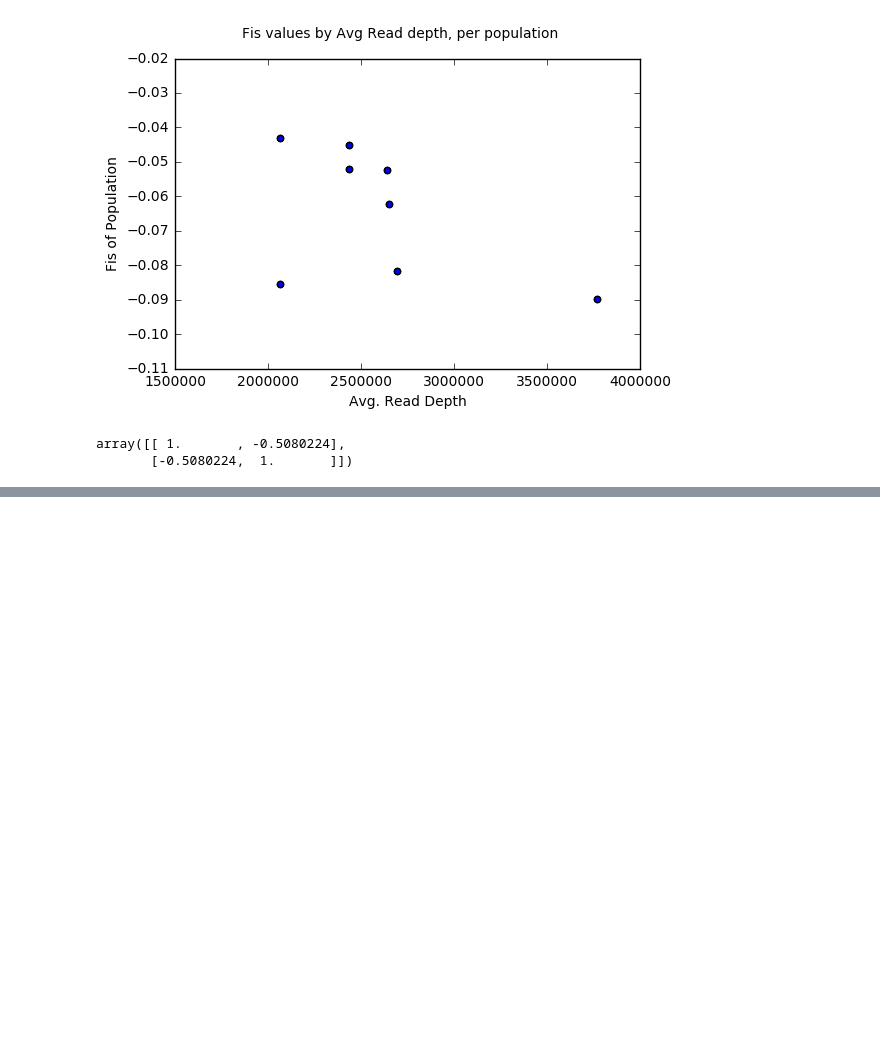
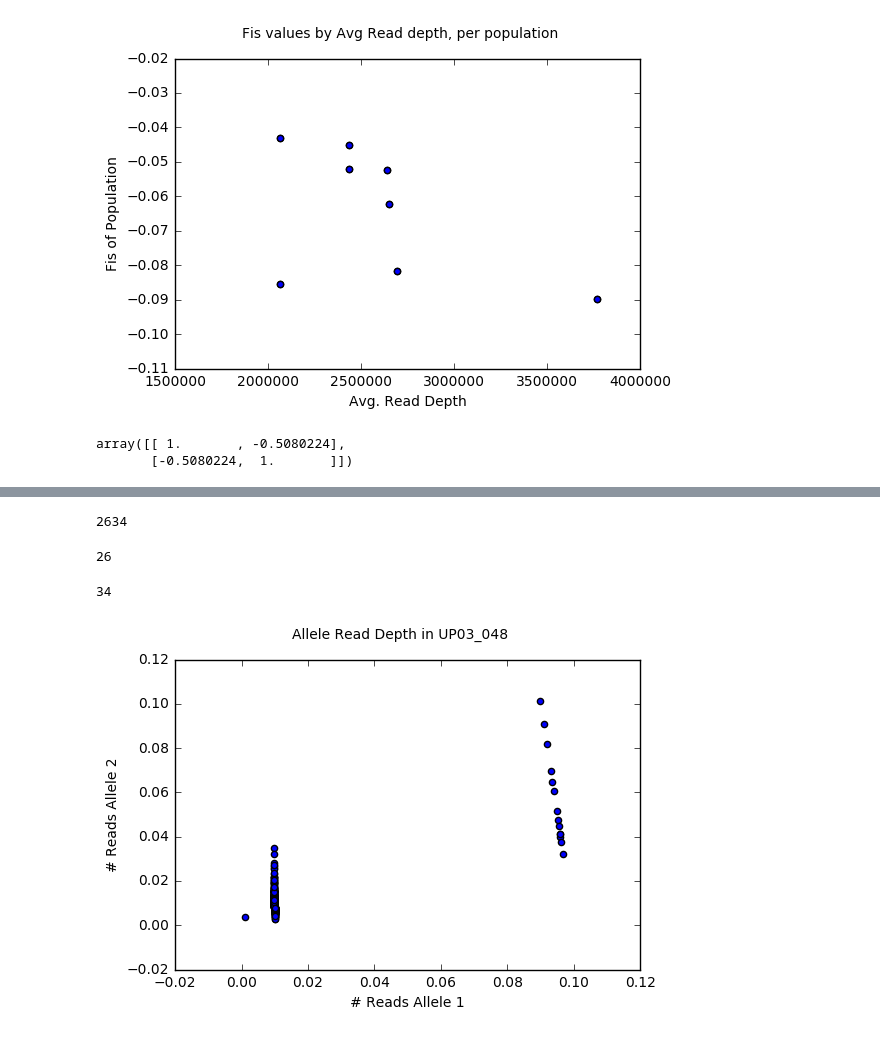
Before and after one commit to mfisher5/PCod-US-repo, a Jupyter notebook: notebooks/Stacks batch 2 - data visualization.ipynb, the cells around one changed output, grey strips where cells are left out. Cells and saved outputs as stored; diff of their text form; code cells hidden in the pictures; blank space fills up the shorter version.

```diff
--- a/notebooks/Stacks batch 2 - data visualization.ipynb
+++ b/notebooks/Stacks batch 2 - data visualization.ipynb
@@ -1325,0 +1497,9 @@ array([[ 1.       , -0.5080224],
+# %%
+polymorphic_loci = a2_depth.keys()
+
+a1_depthL = []
+a2_depthL = []
+
+for locus in polymorphic_loci:
+    a1_depthL.append(a1_depth[locus])
+    a2_depthL.append(a2_depth[locus])
@@ -1325,0 +1510,10 @@ array([[ 1.       , -0.5080224],
+# %%
+total_depth = {}
+for locus in matched_loci:
+    if locus in polymorphic_loci:
+        new_depth = float(a1_depth[locus]) + float(a2_depth[locus])
+        total_depth[locus] = new_depth
+# %%
+for locus in matched_loci:
+    if locus in polymorphic_loci:
+        print locus
@@ -1325,0 +1540,19 @@ array([[ 1.       , -0.5080224],
+# %%
+print new_depth
+# %% [output]
+2634
+# %%
+print a1_depth['130']
+# %% [output]
+26
+# %%
+print a2_depth['130']
+# %% [output]
+34
+# %%
+a1_prop = []
+a2_prop = []
+for locus in matched_loci:
+    if locus in polymorphic_loci:
+        a2_prop.append(float(a2_depth[locus])/float(total_depth[locus]))
+        a1_prop.append(float(a1_depth[locus])/float(total_depth[locus]))
@@ -1325,0 +1563,12 @@ array([[ 1.       , -0.5080224],
+# %%
+#create scatterplot
+plt.scatter(a1_prop, a2_prop)
+
+
+plt.suptitle("Allele Read Depth in UP03_048")
+plt.ylabel("# Reads Allele 2")
+plt.xlabel("# Reads Allele 1")
+
+plt.show()
+# %% [output]
+[figure, added]
```
Also changed, not shown: parts of 32 cells of this notebook, 1 other file.
